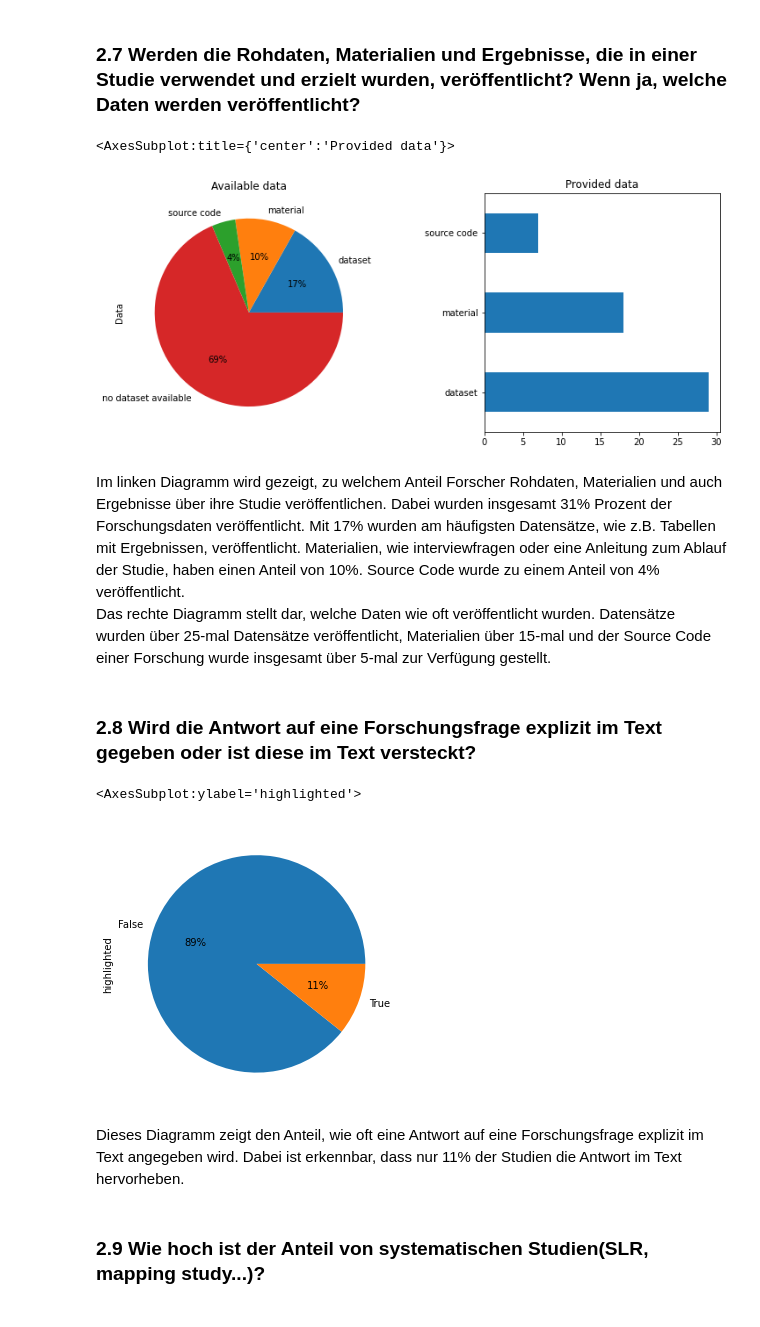
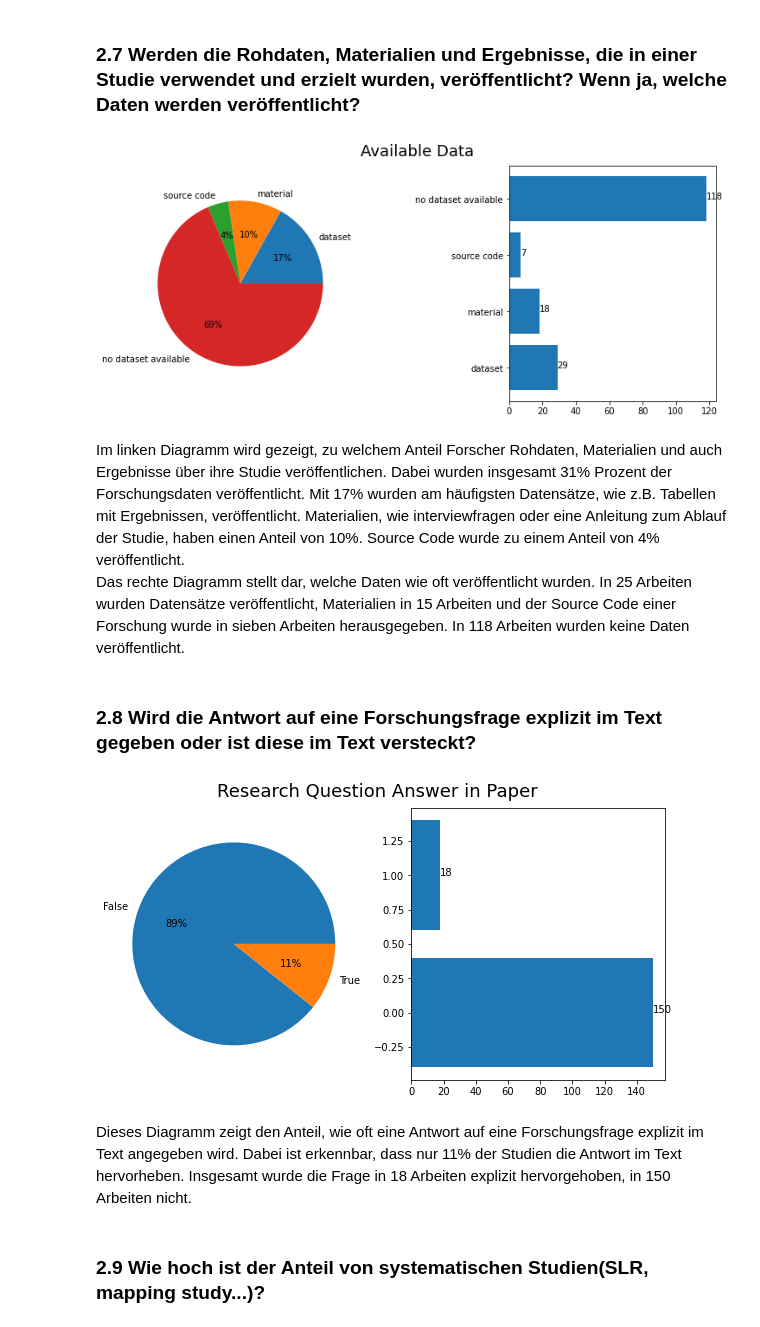
Before and after one commit to fWern/Bachelor-Thesis, a Jupyter notebook: sjoberg_roadmap_questions.ipynb, the cells around one changed output. Drawn from its saved outputs; the diff is of its cells as text; code cells hidden in the pictures.

```diff
--- a/sjoberg_roadmap_questions.ipynb
+++ b/sjoberg_roadmap_questions.ipynb
@@ -320,38 +345,59 @@ data_number.append(len(data) - available_data_number)
 available_data = pd.DataFrame({'Data':data_number}, index=data_type)
 
 #plot data
-fig, (ax, ax2) = plt.subplots(ncols=2, figsize=(12,5))
-plt.subplots_adjust(wspace=0.5)
-available_data.plot(kind='pie', y='Data', autopct='%1.0f%%', title="Available data", legend=False, ax=ax)
-data['data'].value_counts().plot(kind='barh', title="Provided data", ax=ax2)
+plt.figure(figsize=(12,5))
+plt.suptitle("Available Data", fontsize=18, y=0.95)
+#pie chart
+plt.subplot(1,2,1)
+plt.pie(available_data['Data'].values, autopct='%1.0f%%', labels=available_data['Data'].index)
+
+#bar char
+plt.subplot(1,2,2)
+plt.barh(data_type, data_number)
+for index, value in enumerate(data_number):
+    plt.text(value, index, str(value))
+
+plt.subplots_adjust(wspace=0.8)
+plt.show()
 # %% [output]
-<AxesSubplot:title={'center':'Provided data'}>
-[figure, old version]
+[figure, new version]
 # %% [markdown]
 Im linken Diagramm wird gezeigt, zu welchem Anteil Forscher Rohdaten, Materialien und auch Ergebnisse über ihre Studie veröffentlichen. Dabei wurden insgesamt 31% Prozent der Forschungsdaten veröffentlicht. Mit 17% wurden am häufigsten Datensätze, wie z.B. Tabellen mit Ergebnissen, veröffentlicht. Materialien, wie interviewfragen oder eine Anleitung zum Ablauf der Studie, haben einen Anteil von 10%. Source Code wurde zu einem Anteil von 4% veröffentlicht.<br>
-Das rechte Diagramm stellt dar, welche Daten wie oft veröffentlicht wurden. Datensätze wurden über 25-mal Datensätze veröffentlicht, Materialien über 15-mal und der Source Code einer Forschung wurde insgesamt über 5-mal zur Verfügung gestellt.
+Das rechte Diagramm stellt dar, welche Daten wie oft veröffentlicht wurden. In 25 Arbeiten wurden Datensätze veröffentlicht, Materialien in 15 Arbeiten und der Source Code einer Forschung wurde in sieben Arbeiten herausgegeben. In 118 Arbeiten wurden keine Daten veröffentlicht.
 # %% [markdown]
 ### 2.8 Wird die Antwort auf eine Forschungsfrage explizit im Text gegeben oder ist diese im Text versteckt? <a id="q8"></a>
 # %%
 query = """
-        SELECT ?contribution, ?highlighted, ?hidden
+        SELECT ?highlighted
         WHERE{
                 ?paper orkgp:P31 ?contribution.
                 ?contribution a orkgc:C27001.
                 ?paper rdfs:label ?title.
                 ?contribution orkgp:P57004 ?research_question_answer.
-                OPTIONAL{?research_question_answer orkgp:P55039 ?highlighted.
-                         ?research_question_answer orkgp:P55038 ?hidden.}
+                OPTIONAL{?research_question_answer orkgp:P55039 ?highlighted.}
         }
         """
 
 data = sparql_dataframe.get(endpoint_url, PREFIX+query)
-data['highlighted'].value_counts().plot(kind='pie', autopct='%1.0f%%', figsize=(5,5))
+index = data['highlighted'].value_counts().index
+values = data['highlighted'].value_counts().values
+#plot data
+plt.figure(figsize=(10,5))
+plt.suptitle("Research Question Answer in Paper", fontsize=18, y=0.95)
+#plot pie chart
+plt.subplot(1,2,1)
+plt.pie(values, autopct='%1.0f%%', labels=index)
+
+#plot bar chart
+plt.subplot(1,2,2)
+plt.barh(index, values)
+for ind, value in enumerate(values):
+    plt.text(value, ind, str(value))
+plt.show()
 # %% [output]
-<AxesSubplot:ylabel='highlighted'>
-[figure, old version]
+[figure, new version]
 # %% [markdown]
-Dieses Diagramm zeigt den Anteil, wie oft eine Antwort auf eine Forschungsfrage explizit im Text angegeben wird. Dabei ist erkennbar, dass nur 11% der Studien die Antwort im Text hervorheben.
+Dieses Diagramm zeigt den Anteil, wie oft eine Antwort auf eine Forschungsfrage explizit im Text angegeben wird. Dabei ist erkennbar, dass nur 11% der Studien die Antwort im Text hervorheben. Insgesamt wurde die Frage in 18 Arbeiten explizit hervorgehoben, in 150 Arbeiten nicht.
 # %% [markdown]
 ### 2.9 Wie hoch ist der Anteil von systematischen Studien(SLR, mapping study...)? <a id="q9"></a>
 # %%
```
Also changed, not shown: parts of 39 cells of this notebook.
